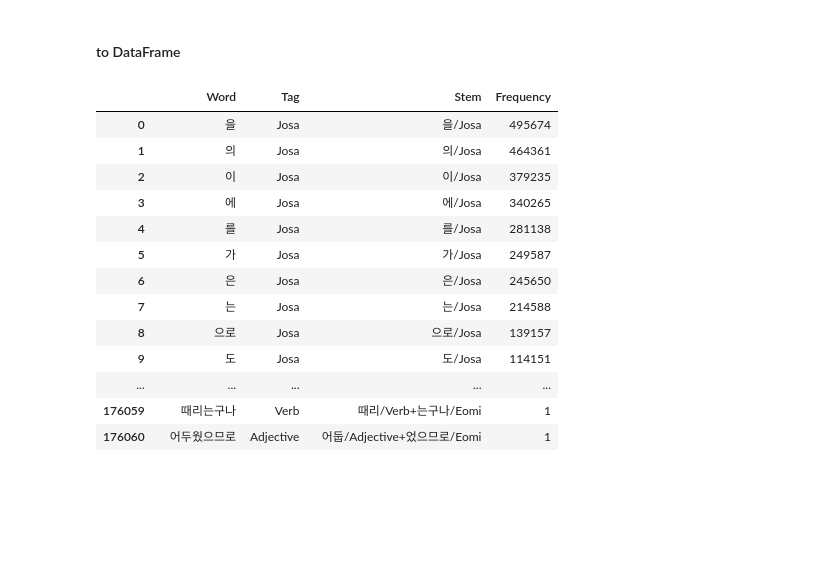
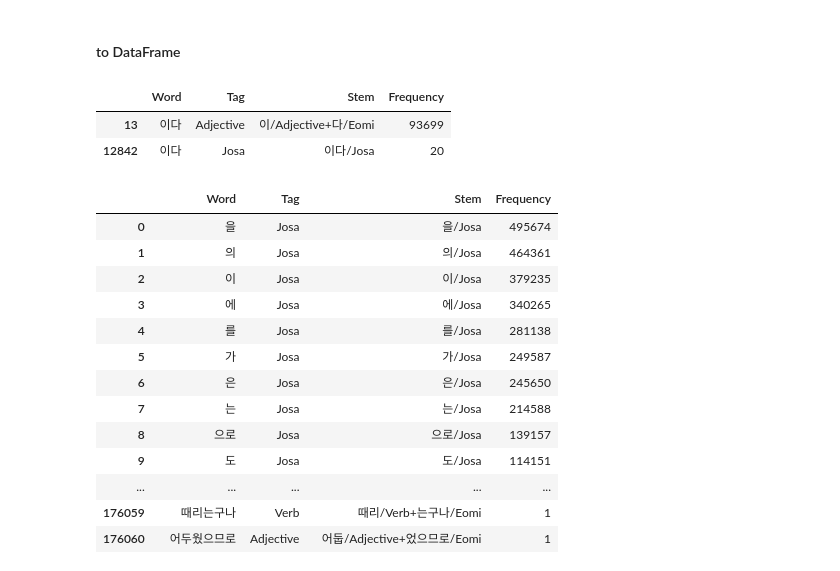
Before and after one commit to lovit/sejong_corpus, a Jupyter notebook: jupyter/tokentable_transform.ipynb, the cells around one changed output. Saved outputs shown, nothing was run; the diff lists cells and outputs as text; code cells hidden in the pictures; blank space fills up the shorter version.

```diff
--- a/jupyter/tokentable_transform.ipynb
+++ b/jupyter/tokentable_transform.ipynb
@@ -60,9 +56,12 @@ def as_lr(text, morphomes):
         if noun_end_index == len(morphomes):
             return [(L, 'Noun')]
         R = text[len(L):]
-        return [(L, 'Noun'), (R, morphomes[noun_end_index][1], morphomes[noun_end_index:])]
+        # L,R,stem
+        return [(L, 'Noun'), (R, morphomes[noun_end_index][1]), (R, morphomes[noun_end_index][1], morphomes[noun_end_index:])]
     if (morphomes[0][1] == 'Verb' or morphomes[0][1] == 'Adjective') and (morphomes[-1][1] == 'Eomi', morphomes[-1][1] == 'Josa'):
-        return [(text, morphomes[0][1], morphomes)]
+        root_length = len(morphomes[0][0])
+        # L,R,stem
+        return [(text[:root_length], morphomes[0][1]), (text[root_length:], 'Eomi'), (text, morphomes[0][1], morphomes)]
     if (morphomes[0][1] == 'Adverb') and (morphomes[-1][1] == 'Noun'):
         return [(text, 'Noun')]
     if (morphomes[0][1] == 'Adverb') and (morphomes[-1][1] == 'Josa' or morphomes[-1][1] == 'Eomi'):
@@ -80,17 +85,18 @@ stem_table = defaultdict(lambda: defaultdict(lambda: 0))
 
 with open('../../sejong/data/processed/lr/tokentable_simple.txt', encoding='utf-8') as fi:
     with open('../../sejong/data/processed/lr/tokentable_simple_lr.txt', 'w', encoding='utf-8') as fo:
+        fo.write('text\tmorphomes\tpos\tlr\tcount\n')
         for line in fi:
             text, row, pos, count = line.strip().split('\t')
             pos_ = [m.split('/') for m in pos.split('+')]
             lr = as_lr(text, pos_)
             if lr:
-                if len(lr[-1]) == 3:
-                    R = '{}/{}'.format(lr[-1][0], lr[-1][1])
-                    stem = tuple([tuple(m) for m in lr[-1][2]])
+                if len(lr) == 3:
+                    R = '{}/{}'.format(lr[2][0], lr[2][1])
+                    stem = tuple([tuple(m) for m in lr[2][2]])
                     stem_table[R][stem] += int(count.strip())
-                    lr[-1] = lr[-1][:2]
-                lr_ = '+'.join(['{}/{}'.format(w,t) for w,t in lr])
+
+                lr_ = '+'.join(['{}/{}'.format(w,t) for w,t in lr[:2]])
                 fo.write('{}\t{}\t{}\t{}\t{}\n'.format(text, row, pos, lr_, count.strip()))
 #             else:
 #                 print('{}\t{}\t\t{}\n{}\n'.format(text, morphomes, count.strip(), lr))
@@ -199,6 +205,12 @@ data = [
 import pandas as pd
 stem_table_df = pd.DataFrame(data, columns=['Word', 'Tag', 'Stem', 'Frequency'])
 stem_table_df.to_csv('../data/processed/lr/stem_table.csv', encoding='utf-8')
+# %%
+stem_table_df.loc[stem_table_df['Word'] == '이다']
+# %% [output]
+|  | Word | Tag | Stem | Frequency |
+| 13 | 이다 | Adjective | 이/Adjective+다/Eomi | 93699 |
+| 12842 | 이다 | Josa | 이다/Josa | 20 |
 # %%
 stem_table_df
 # %% [output]
```
Also changed, not shown: parts of 3 cells of this notebook.
